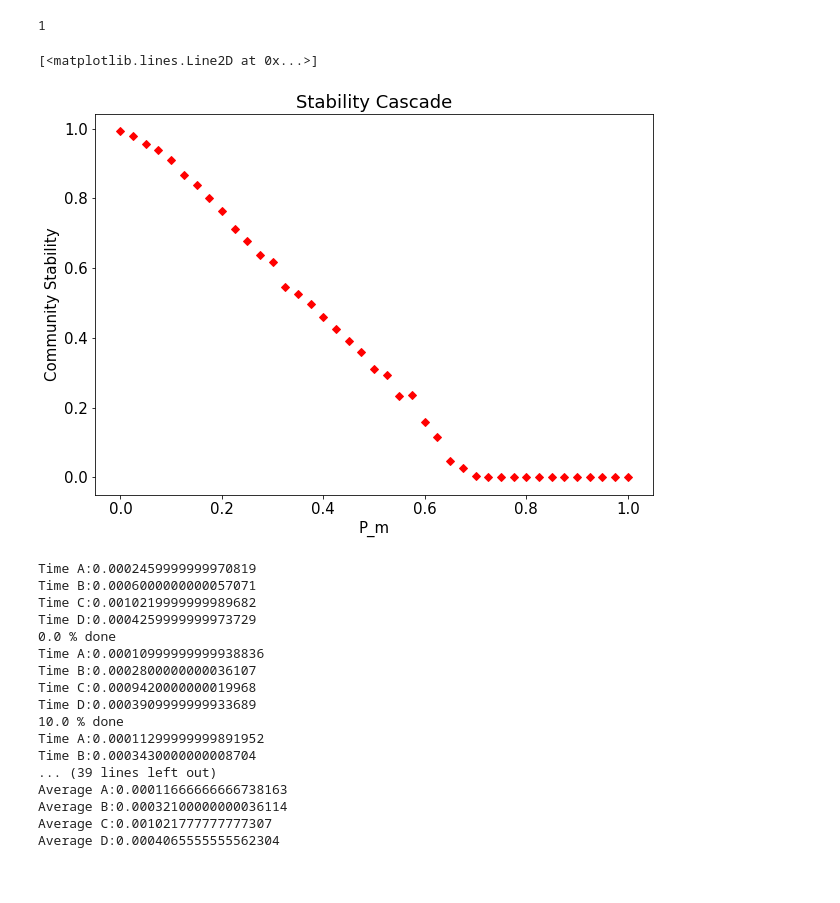
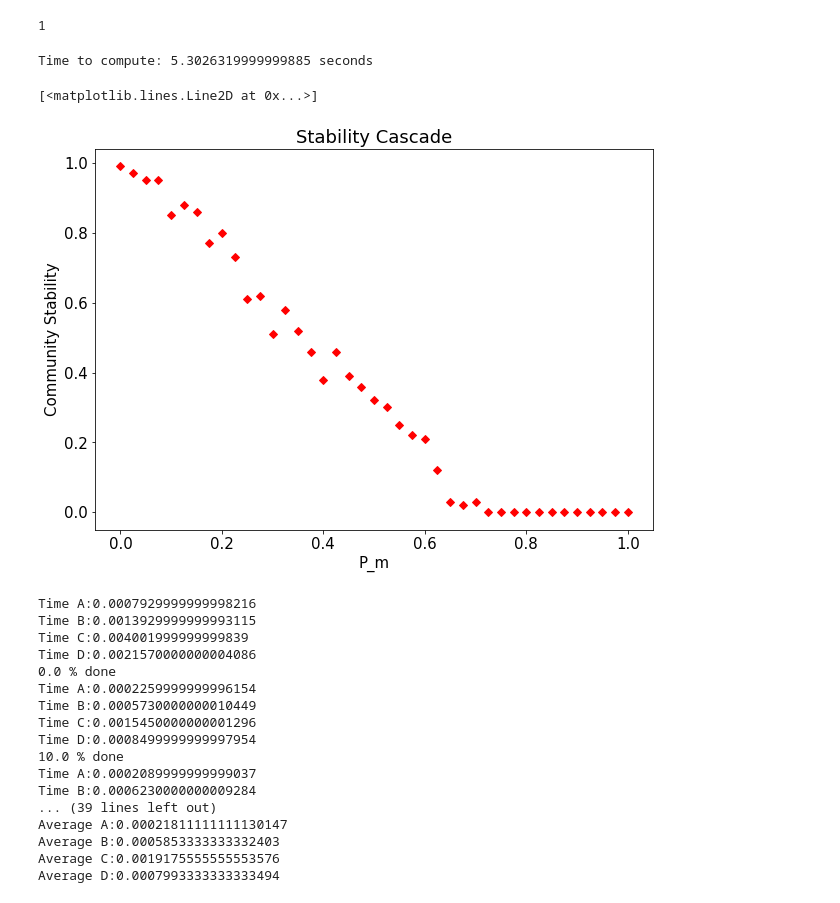
Before and after one commit to ltuijnder/HybridCommunities, a Jupyter notebook: NonLinDynProject.ipynb, the cells around one changed output. Cells and saved outputs as stored; diff of their text form; code cells hidden in the pictures.

```diff
--- a/NonLinDynProject.ipynb
+++ b/NonLinDynProject.ipynb
@@ -71,22 +71,23 @@ e*=abs(C)
 g*=abs(C)
 A*=abs(C)
 # %%
-# compute matrix small a: The real benefit growth from interaction with oter series.
+# compute matrix small a: The real benefit growth from interaction with other species.
 # To create "a" we need to know PER connection if it's mutlatist or antogonist. So it will be most readable with a forloop
-def Compute_a_cascade(C,e,g,A,fA,fM):
+def Compute_a_cascade(C,e,g,A,fA,fM): # This function is SLOW for BIG N, Mainly duo nested for loops with big calculations in it,
+    # This is done faster with Compute_a_Awesome where array slicing is used instead. Both both give same result.
     a=np.zeros((N,N))
-    for i in range(N):
-        for j in range(N):
-            if(i==j):continue
+    for i in range(N): # Rows
+        for j in range(N): # Columns
+            if(i==j):continue # Keep it trace less
             if(not C[i,j]):continue # if it is not connect we don't need to create a_ij
             if(C[i,j]==1):# The relation is Mutalism
-                denominator=np.sum(np.delete(A[i,:],j))# denomitor says to sum over the row A in with element col removed
+                denominator=np.sum(np.delete(A[i,:],j))# denomitor says to sum over the row A in with element col removed, aka do not count itself in the sommation
                 if(denominator==0):
                     denominator=1 # We can not divide by zero. And this has a weird physical interpretation (look at note in paper)
                 a[i,j]=fM*e[i,j]*A[i,j]/denominator
                 continue
             elif(i>j): # The relation is Antagonistic, only do in the case i>j since both a_ij and a_ji will be done
-                # If i>j Then i should be preditor, since a_ji will be negatif.
+                # If i>j Then i should be preditor, and thus a_ji will be negatif.
                 # This is correct since in the cascade model only the higher number species consumes a lower number species.
                 denominator=np.sum(np.delete(A[i,:],j))
                 if(denominator==0):
@@ -96,7 +97,7 @@ def Compute_a_cascade(C,e,g,A,fA,fM):
                 a[j,i]=-1*term
 
     return a
-a=Compute_a_cascade(C,e,g,A,fA,fM)
+#a=Compute_a_cascade(C,e,g,A,fA,fM) # there is a better version further up.
 # %%
 #Parameters
 N=5 #Number of species
@@ -167,8 +168,8 @@ IsStable(J)
 # %%
 def ComputeStability(N,P,f,fA,fM):
     Stable=0
-    Samples=1000
-    for i in range(Samples):# Look at 1000 samples
+    Samples=100 #Do a 1000 for the final computation.
+    for i in range(Samples):
         #Compute connections:
         C=CCC(N,P,f)
 
@@ -193,10 +194,6 @@ def ComputeStability(N,P,f,fA,fM):
 
         if(IsStable(J)):
             Stable+=1
-    #have a counter and total in the global scope !!
-#     counter+=1
-#     if(counter%int(total/10)==0):
-#         print(str(counter/total*100)+"% done")
     return Stable/Samples
 
 #Vectorize the function, such that we can give it arrays as input.
@@ -204,34 +240,38 @@ VComputeStability=np.vectorize(ComputeStability,otypes=[float]) #specify output
 # %%
 #Parameters
-N=50 #Number of species
+N=41 #Number of species
 fA=1; # Strength Antagonism
 fM=1; # Strength Mutalism
 P=0.9 # Fraction that maximum connectance
 f=np.linspace(0,1,41) # Fraction of the connections that is mutalism
-# estimated time for 41=1min7
+# estimated time for 41=1min7 if 1000 samples per point are used.
 
 start=time.clock()
 Stability=VComputeStability(N,P,f,fA,fM)
 stop=time.clock()
-print("Time to compute"+str(stop-start))
+print("Time to compute: "+str(stop-start)+" seconds")
+# %% [output]
+Time to compute: 5.3026319999999885 seconds
 # %%
 #Graphics
 #Generate the canvas
 fig=plt.figure("PLOT",figsize=(10,7))
 s=fig.add_subplot(111)
 
 #Get the lables right
 plt.title("Stability Cascade",fontsize = 18)
 plt.xlabel('P_m',fontsize=15)
-plt.ylabel(r'Community Stability',fontsize=15)
+plt.ylabel('Community Stability',fontsize=15)
 plt.tick_params(axis='both', labelsize=15)
 
 #Plot the Graph
 plt.plot(f,Stability,'rD')
 # %% [output]
 [<matplotlib.lines.Line2D at 0x...>]
-[figure, old version]
+[figure, new version]
 # %%
+# This code is pure for timing. To check where the big computation times are. you can ignore it.
+
 def ComputeStabilityTime(N,P,f,fA,fM):
     Stable=0
     Samples=1000
@@ -320,21 +360,21 @@ f=0.5 #np.linspace(0,1,41) # Fraction of the connections that is mutalism
 
 Stability=VComputeStabilityTime(N,P,f,fA,fM)
 # %% [output]
-Time A:0.0002459999999970819
-Time B:0.0006000000000057071
-Time C:0.0010219999999989682
-Time D:0.0004259999999973729
+Time A:0.0007929999999998216
+Time B:0.0013929999999993115
+Time C:0.004001999999999839
+Time D:0.0021570000000004086
 0.0 % done
-Time A:0.00010999999999938836
-Time B:0.0002800000000036107
-Time C:0.0009420000000019968
-Time D:0.0003909999999933689
+Time A:0.0002259999999996154
+Time B:0.0005730000000010449
+Time C:0.0015450000000001296
+Time D:0.0008499999999997954
 10.0 % done
-Time A:0.00011299999999891952
-Time B:0.0003430000000008704
+Time A:0.0002089999999999037
+Time B:0.0006230000000009284
 ... (39 lines left out)
-Average A:0.00011666666666738163
-Average B:0.00032100000000036114
-Average C:0.001021777777777307
-Average D:0.0004065555555562304
+Average A:0.00021811111111130147
+Average B:0.0005853333333332403
+Average C:0.0019175555555553576
+Average D:0.0007993333333333494
 # %%
```
Also changed, not shown: parts of 4 cells of this notebook.
